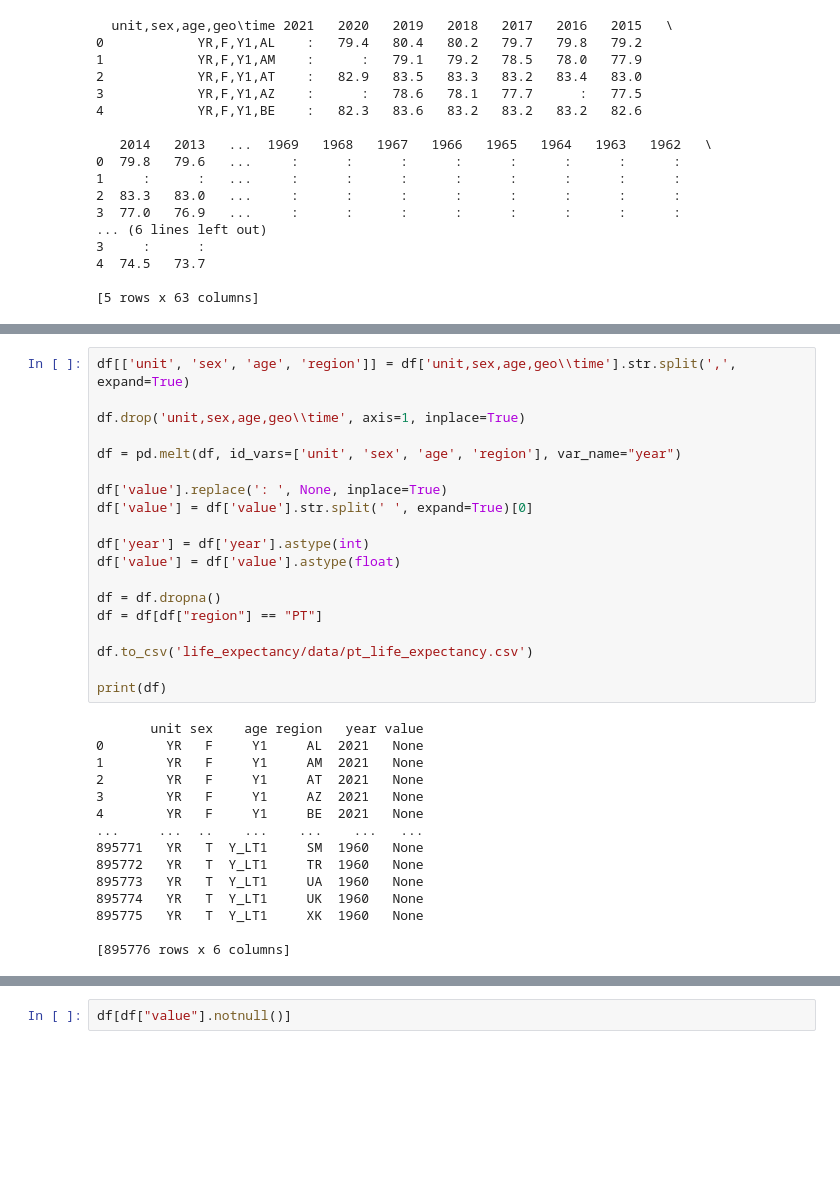
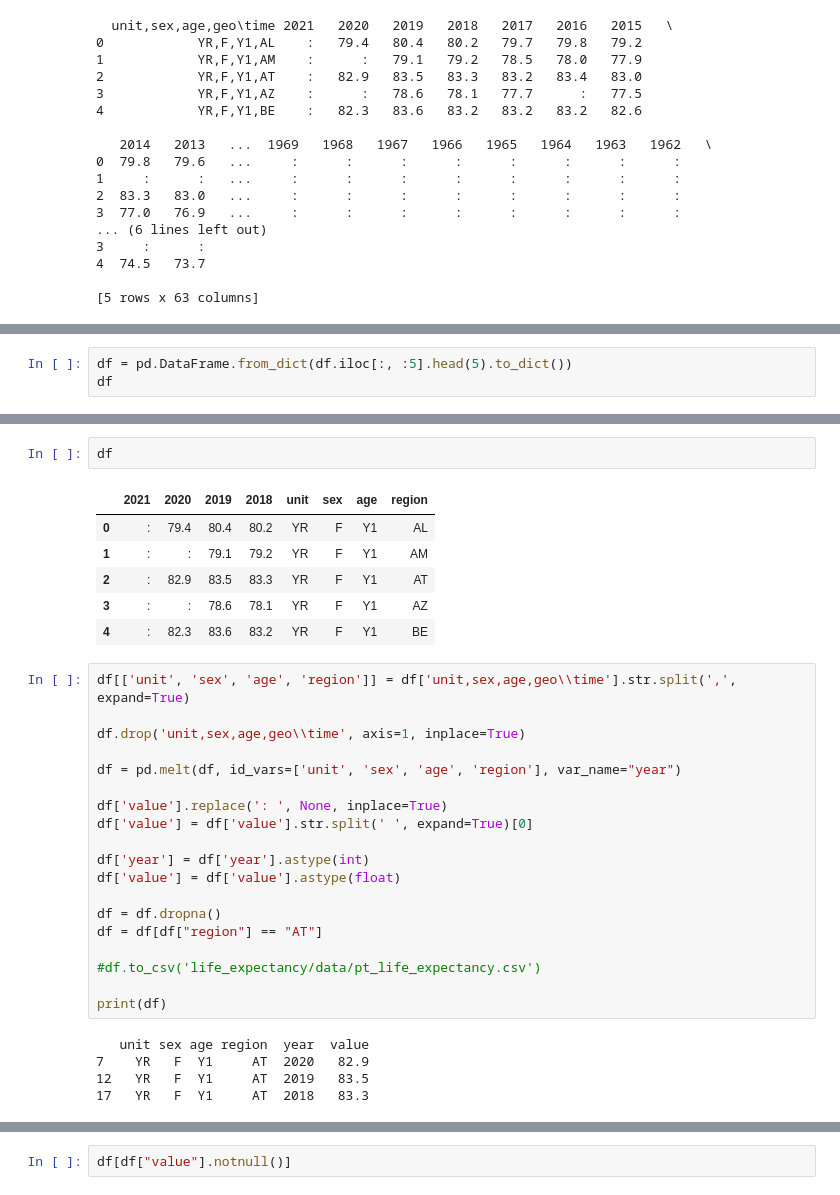
Before and after one commit to gabrieldiasmp/faast-foundations, a Jupyter notebook: assignments/sandbox.ipynb, the cells around one changed output, grey strips where cells are left out. Cells and saved outputs as stored; diff of their text form; blank space fills up the shorter version.

Commit message:
wip: adding fixtures for sample data; adjusting the clean_data function; adjusting the test for clean_data

```diff
--- a/assignments/sandbox.ipynb
+++ b/assignments/sandbox.ipynb
@@ -23,0 +46,3 @@ print(df.head())
+# %%
+df = pd.DataFrame.from_dict(df.iloc[:, :5].head(5).to_dict())
+df
@@ -24,3 +66,12 @@ print(df.head())
+# %%
+df
+# %% [output]
+|  | 2021 | 2020 | 2019 | 2018 | unit | sex | age | region |
+| 0 | : | 79.4 | 80.4 | 80.2 | YR | F | Y1 | AL |
+| 1 | : | : | 79.1 | 79.2 | YR | F | Y1 | AM |
+| 2 | : | 82.9 | 83.5 | 83.3 | YR | F | Y1 | AT |
+| 3 | : | : | 78.6 | 78.1 | YR | F | Y1 | AZ |
+| 4 | : | 82.3 | 83.6 | 83.2 | YR | F | Y1 | BE |
 # %%
 df[['unit', 'sex', 'age', 'region']] = df['unit,sex,age,geo\\time'].str.split(',', expand=True)
 
@@ -35,23 +86,13 @@ df['year'] = df['year'].astype(int)
 df['value'] = df['value'].astype(float)
 
 df = df.dropna()
-df = df[df["region"] == "PT"]
+df = df[df["region"] == "AT"]
 
-df.to_csv('life_expectancy/data/pt_life_expectancy.csv')
+#df.to_csv('life_expectancy/data/pt_life_expectancy.csv')
 
 print(df)
 # %% [output]
-       unit sex    age region   year value
-0        YR   F     Y1     AL  2021   None
-1        YR   F     Y1     AM  2021   None
-2        YR   F     Y1     AT  2021   None
-3        YR   F     Y1     AZ  2021   None
-4        YR   F     Y1     BE  2021   None
-...     ...  ..    ...    ...    ...   ...
-895771   YR   T  Y_LT1     SM  1960   None
-895772   YR   T  Y_LT1     TR  1960   None
-895773   YR   T  Y_LT1     UA  1960   None
-895774   YR   T  Y_LT1     UK  1960   None
-895775   YR   T  Y_LT1     XK  1960   None
-
-[895776 rows x 6 columns]
+   unit sex age region  year  value
+7    YR   F  Y1     AT  2020   82.9
+12   YR   F  Y1     AT  2019   83.5
+17   YR   F  Y1     AT  2018   83.3
```
Also changed, not shown: parts of 15 cells of this notebook, 3 other files.
